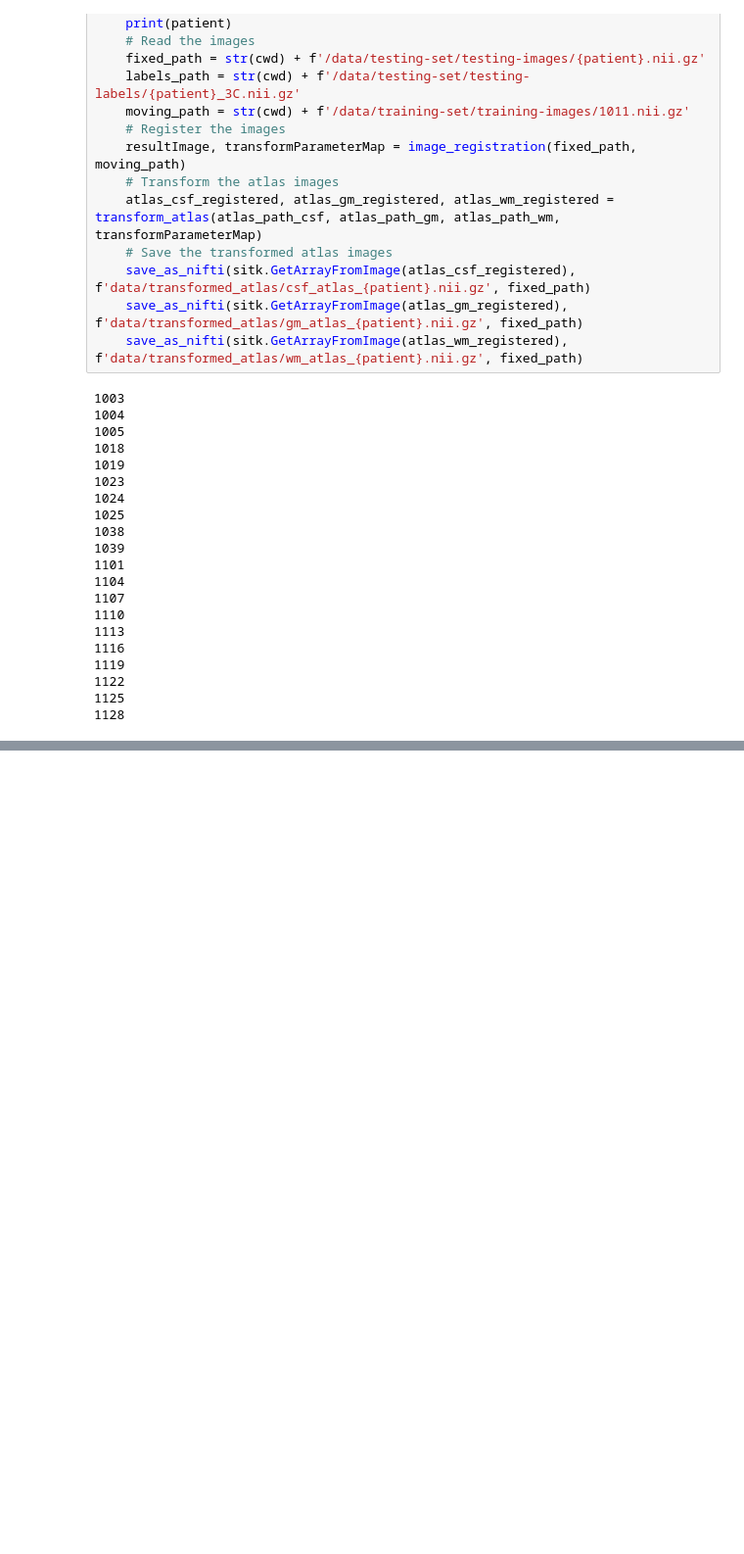
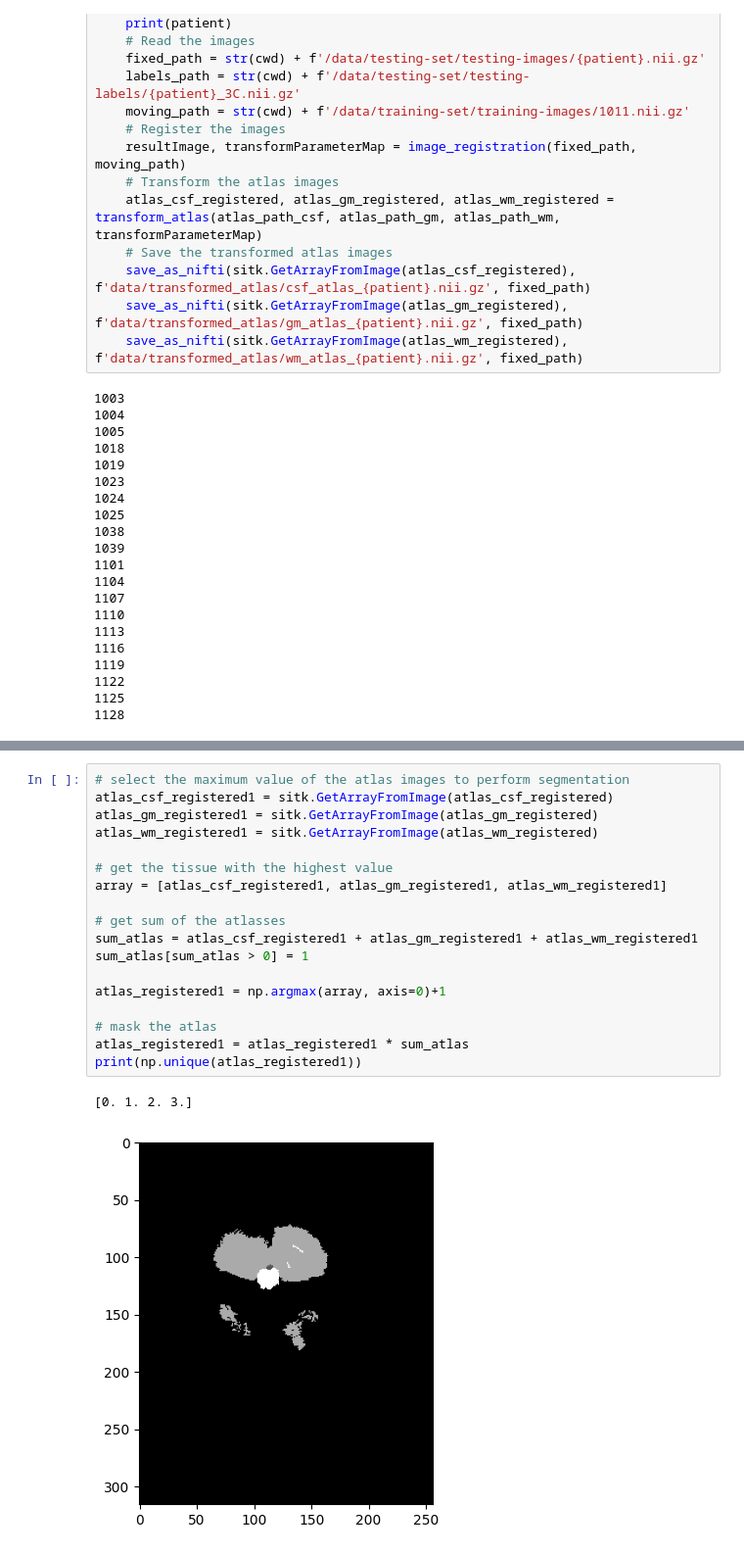
Before and after one commit to cansuyalcinn/MIRA_MISA_LABS, a Jupyter notebook: MISA_LAB3/LP_seg_without_EM.ipynb, the cells around one changed output, grey strips where cells are left out. Shown: that part at 98% size. Cells and saved outputs as stored; diff of their text form; blank space fills up the shorter version.

```diff
--- a/MISA_LAB3/LP_seg_without_EM.ipynb
+++ b/MISA_LAB3/LP_seg_without_EM.ipynb
@@ -169,0 +200,21 @@ for patient in list_patient:
+# %%
+# select the maximum value of the atlas images to perform segmentation
+atlas_csf_registered1 = sitk.GetArrayFromImage(atlas_csf_registered)
+atlas_gm_registered1 = sitk.GetArrayFromImage(atlas_gm_registered)
+atlas_wm_registered1 = sitk.GetArrayFromImage(atlas_wm_registered)
+
+# get the tissue with the highest value
+array = [atlas_csf_registered1, atlas_gm_registered1, atlas_wm_registered1]
+
+# get sum of the atlasses
+sum_atlas = atlas_csf_registered1 + atlas_gm_registered1 + atlas_wm_registered1
+sum_atlas[sum_atlas > 0] = 1
+
+atlas_registered1 = np.argmax(array, axis=0)+1
+
+# mask the atlas
+atlas_registered1 = atlas_registered1 * sum_atlas
+print(np.unique(atlas_registered1))
+# %% [output]
+[0. 1. 2. 3.]
+[figure, added]
```
Also changed, not shown: parts of 5 cells of this notebook.
